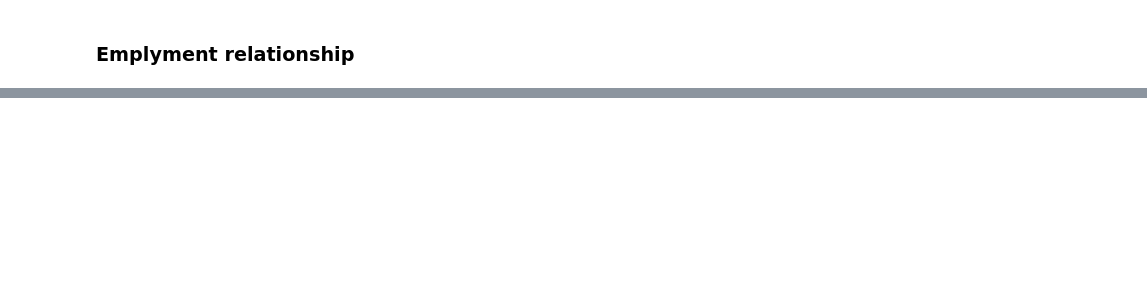
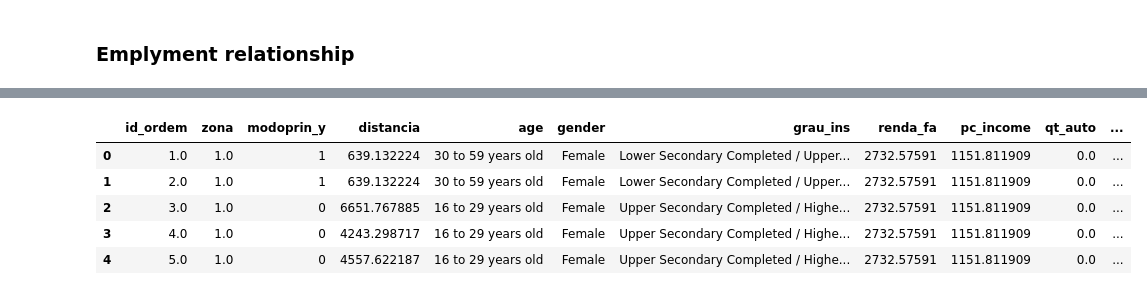
Before and after one commit to lefcollado/hertie-thesis, a Jupyter notebook: pesquisaod-2017-preproc.ipynb, the cells around one changed output, grey strips where cells are left out. Saved outputs shown, nothing was run; the diff lists cells and outputs as text; code cells hidden in the pictures; blank space fills up the shorter version.

```diff
--- a/pesquisaod-2017-preproc.ipynb
+++ b/pesquisaod-2017-preproc.ipynb
@@ -595,0 +735,21 @@ Name: count, dtype: int64
+# %%
+pod_17_3 = pod_17_2[
+    [
+        "id_ordem",
+        "zona",
+        "modoprin_y",
+        "distancia",
+        "age",
+        "gender",
+        "grau_ins",
+        "renda_fa",
+        "pc_income",
+        "qt_auto",
+        "motivo",
+        "h_saida_period",
+        "dia_sem",
+        "curr_work",
+        "sector_comb",
+        "empl_relat"
+    ]
+].copy()
@@ -595,0 +760,9 @@ Name: count, dtype: int64
+# %%
+pod_17_3.head()
+# %% [output]
+|  | id_ordem | zona | modoprin_y | distancia | age | gender | grau_ins | renda_fa | pc_income | qt_auto | ... |
+| 0 | 1.0 | 1.0 | 1 | 639.132224 | 30 to 59 years old | Female | Lower Secondary Completed / Upper... | 2732.57591 | 1151.811909 | 0.0 | ... |
+| 1 | 2.0 | 1.0 | 1 | 639.132224 | 30 to 59 years old | Female | Lower Secondary Completed / Upper... | 2732.57591 | 1151.811909 | 0.0 | ... |
+| 2 | 3.0 | 1.0 | 0 | 6651.767885 | 16 to 29 years old | Female | Upper Secondary Completed / Highe... | 2732.57591 | 1151.811909 | 0.0 | ... |
+| 3 | 4.0 | 1.0 | 0 | 4243.298717 | 16 to 29 years old | Female | Upper Secondary Completed / Highe... | 2732.57591 | 1151.811909 | 0.0 | ... |
+| 4 | 5.0 | 1.0 | 0 | 4557.622187 | 16 to 29 years old | Female | Upper Secondary Completed / Highe... | 2732.57591 | 1151.811909 | 0.0 | ... |
```
Also changed, not shown: parts of 27 cells of this notebook.
